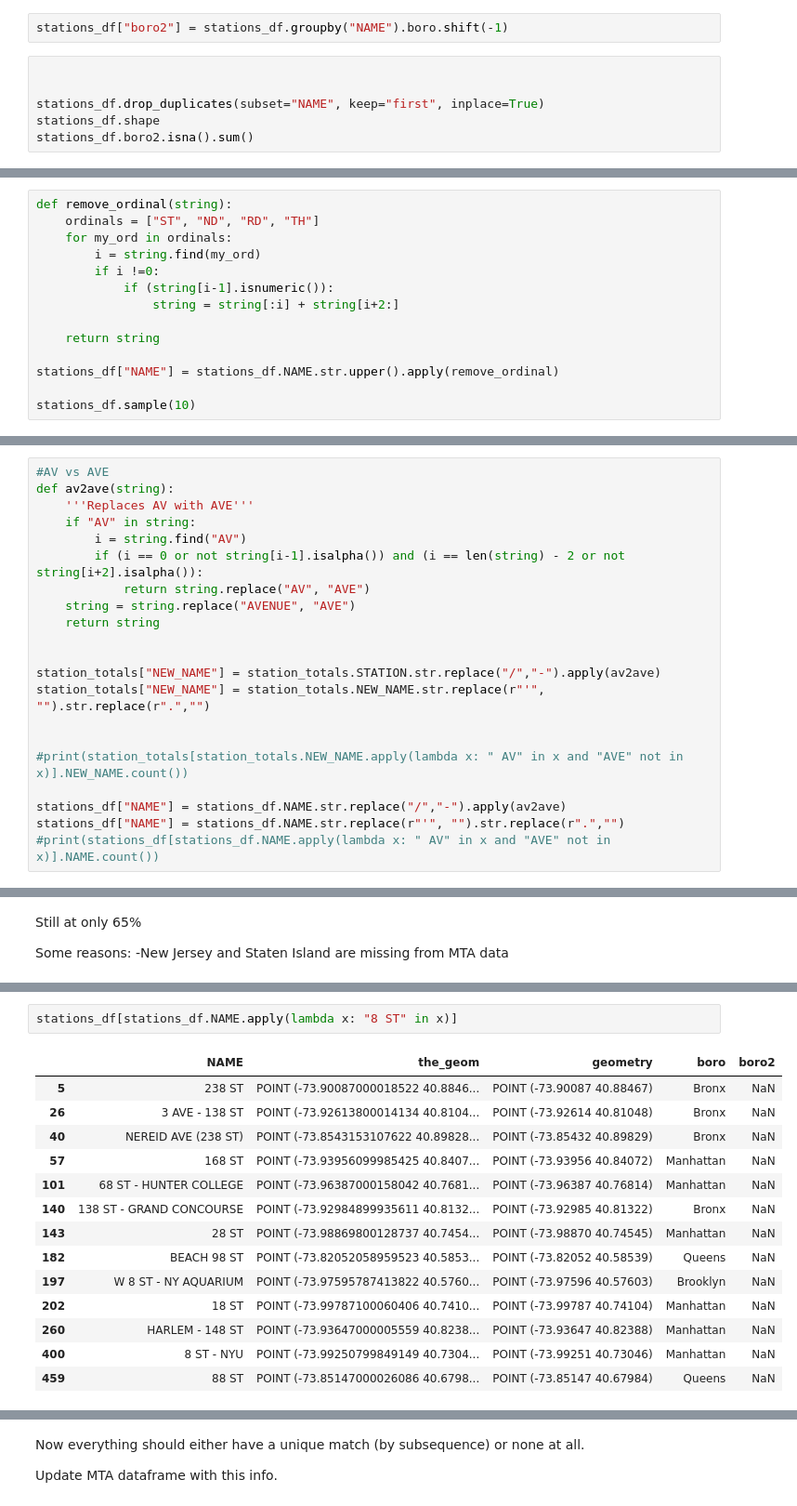
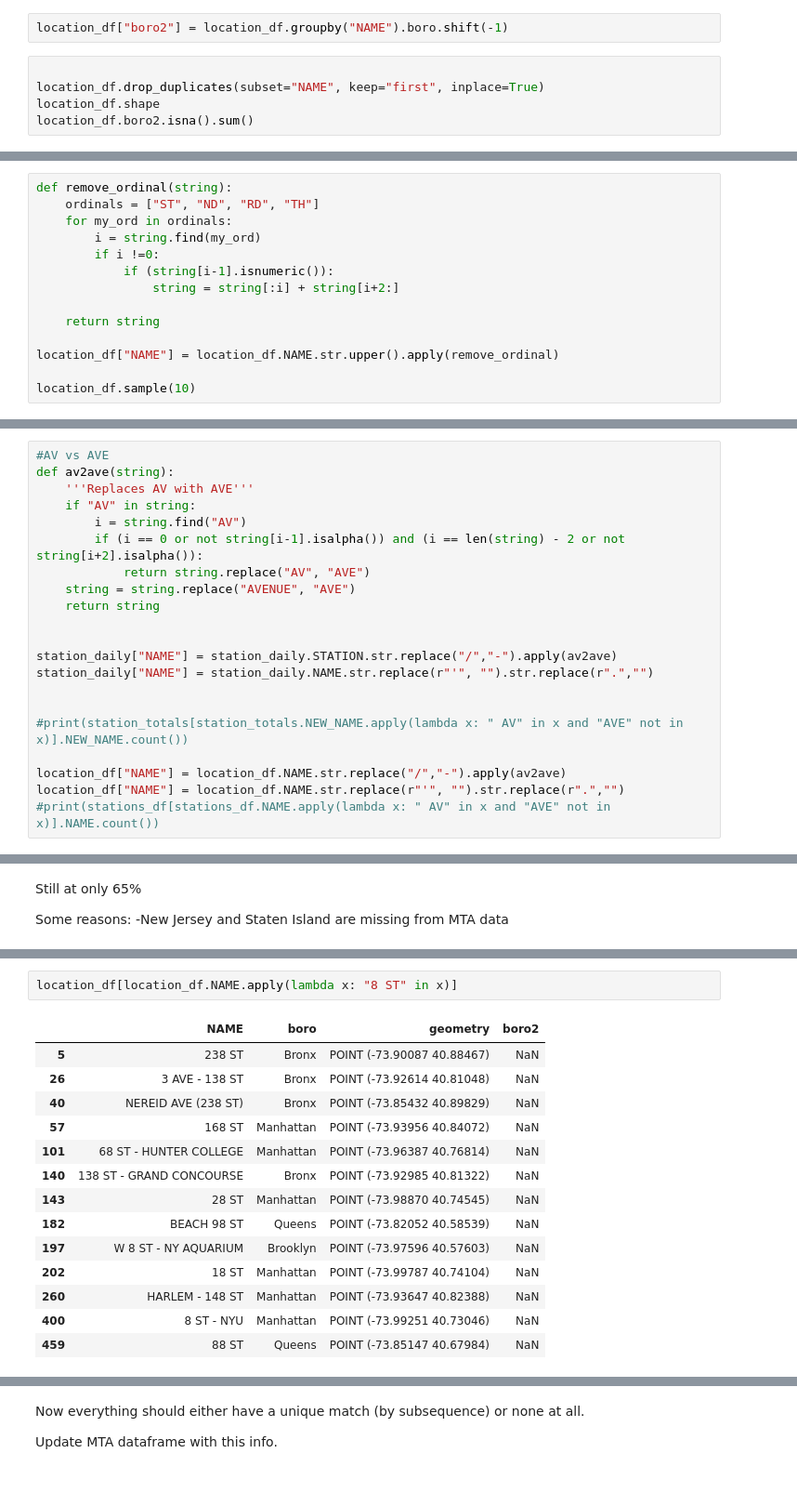
Before and after one commit to rsolava/mta-eda, a Jupyter notebook: analysis.ipynb, the cells around one changed output, grey strips where cells are left out. Shown: that part at 93% size. Cells and saved outputs as stored; diff of their text form.

```diff
--- a/analysis.ipynb
+++ b/analysis.ipynb
@@ -519,13 +529,12 @@ There are 14 stations with entrances in two different boroughs.
 
 Create a column called boro2 that is this second borough. Then leave just one row for each station
 # %%
-stations_df["boro2"] = stations_df.groupby("NAME").boro.shift(-1)
+location_df["boro2"] = location_df.groupby("NAME").boro.shift(-1)
 # %%
 
-
-stations_df.drop_duplicates(subset="NAME", keep="first", inplace=True)
-stations_df.shape
-stations_df.boro2.isna().sum()
+location_df.drop_duplicates(subset="NAME", keep="first", inplace=True)
+location_df.shape
+location_df.boro2.isna().sum()
 # %% [output]
 341
 # %% [markdown]
@@ -545,7 +554,7 @@ def remove_ordinal(string):
 
     return string
 
-stations_df["NAME"] = stations_df.NAME.str.upper().apply(remove_ordinal)
+location_df["NAME"] = location_df.NAME.str.upper().apply(remove_ordinal)
 
-stations_df.sample(10)
+location_df.sample(10)
 # %% [output]
@@ -578,13 +587,13 @@ def av2ave(string):
     return string
 
 
-station_totals["NEW_NAME"] = station_totals.STATION.str.replace("/","-").apply(av2ave)
-station_totals["NEW_NAME"] = station_totals.NEW_NAME.str.replace(r"'", "").str.replace(r".","")
+station_daily["NAME"] = station_daily.STATION.str.replace("/","-").apply(av2ave)
+station_daily["NAME"] = station_daily.NAME.str.replace(r"'", "").str.replace(r".","")
 
 
 #print(station_totals[station_totals.NEW_NAME.apply(lambda x: " AV" in x and "AVE" not in x)].NEW_NAME.count())
 
-stations_df["NAME"] = stations_df.NAME.str.replace("/","-").apply(av2ave)
-stations_df["NAME"] = stations_df.NAME.str.replace(r"'", "").str.replace(r".","")
+location_df["NAME"] = location_df.NAME.str.replace("/","-").apply(av2ave)
+location_df["NAME"] = location_df.NAME.str.replace(r"'", "").str.replace(r".","")
 #print(stations_df[stations_df.NAME.apply(lambda x: " AV" in x and "AVE" not in x)].NAME.count())
 # %%
@@ -699,20 +704,20 @@ station_totals[~station_totals.NEW_NAME.isin(stations_df.NAME)][num_matches > 1]
 # %%
-stations_df[stations_df.NAME.apply(lambda x: "8 ST" in x)]
+location_df[location_df.NAME.apply(lambda x: "8 ST" in x)]
 # %% [output]
-|  | NAME | the_geom | geometry | boro | boro2 |
-| 5 | 238 ST | POINT (-73.90087000018522 40.8846... | POINT (-73.90087 40.88467) | Bronx | NaN |
-| 26 | 3 AVE - 138 ST | POINT (-73.92613800014134 40.8104... | POINT (-73.92614 40.81048) | Bronx | NaN |
-| 40 | NEREID AVE (238 ST) | POINT (-73.8543153107622 40.89828... | POINT (-73.85432 40.89829) | Bronx | NaN |
-| 57 | 168 ST | POINT (-73.93956099985425 40.8407... | POINT (-73.93956 40.84072) | Manhattan | NaN |
-| 101 | 68 ST - HUNTER COLLEGE | POINT (-73.96387000158042 40.7681... | POINT (-73.96387 40.76814) | Manhattan | NaN |
-| 140 | 138 ST - GRAND CONCOURSE | POINT (-73.92984899935611 40.8132... | POINT (-73.92985 40.81322) | Bronx | NaN |
-| 143 | 28 ST | POINT (-73.98869800128737 40.7454... | POINT (-73.98870 40.74545) | Manhattan | NaN |
-| 182 | BEACH 98 ST | POINT (-73.82052058959523 40.5853... | POINT (-73.82052 40.58539) | Queens | NaN |
-| 197 | W 8 ST - NY AQUARIUM | POINT (-73.97595787413822 40.5760... | POINT (-73.97596 40.57603) | Brooklyn | NaN |
-| 202 | 18 ST | POINT (-73.99787100060406 40.7410... | POINT (-73.99787 40.74104) | Manhattan | NaN |
-| 260 | HARLEM - 148 ST | POINT (-73.93647000005559 40.8238... | POINT (-73.93647 40.82388) | Manhattan | NaN |
-| 400 | 8 ST - NYU | POINT (-73.99250799849149 40.7304... | POINT (-73.99251 40.73046) | Manhattan | NaN |
-| 459 | 88 ST | POINT (-73.85147000026086 40.6798... | POINT (-73.85147 40.67984) | Queens | NaN |
+|  | NAME | boro | geometry | boro2 |
+| 5 | 238 ST | Bronx | POINT (-73.90087 40.88467) | NaN |
+| 26 | 3 AVE - 138 ST | Bronx | POINT (-73.92614 40.81048) | NaN |
+| 40 | NEREID AVE (238 ST) | Bronx | POINT (-73.85432 40.89829) | NaN |
+| 57 | 168 ST | Manhattan | POINT (-73.93956 40.84072) | NaN |
+| 101 | 68 ST - HUNTER COLLEGE | Manhattan | POINT (-73.96387 40.76814) | NaN |
+| 140 | 138 ST - GRAND CONCOURSE | Bronx | POINT (-73.92985 40.81322) | NaN |
+| 143 | 28 ST | Manhattan | POINT (-73.98870 40.74545) | NaN |
+| 182 | BEACH 98 ST | Queens | POINT (-73.82052 40.58539) | NaN |
+| 197 | W 8 ST - NY AQUARIUM | Brooklyn | POINT (-73.97596 40.57603) | NaN |
+| 202 | 18 ST | Manhattan | POINT (-73.99787 40.74104) | NaN |
+| 260 | HARLEM - 148 ST | Manhattan | POINT (-73.93647 40.82388) | NaN |
+| 400 | 8 ST - NYU | Manhattan | POINT (-73.99251 40.73046) | NaN |
+| 459 | 88 ST | Queens | POINT (-73.85147 40.67984) | NaN |
 # %%
 #There's some ambiguity on these, but not in terms of the borough.
 #In the future, verify these or find an automated way to do this.
```
Also changed, not shown: parts of 66 cells of this notebook, 3 other files.
